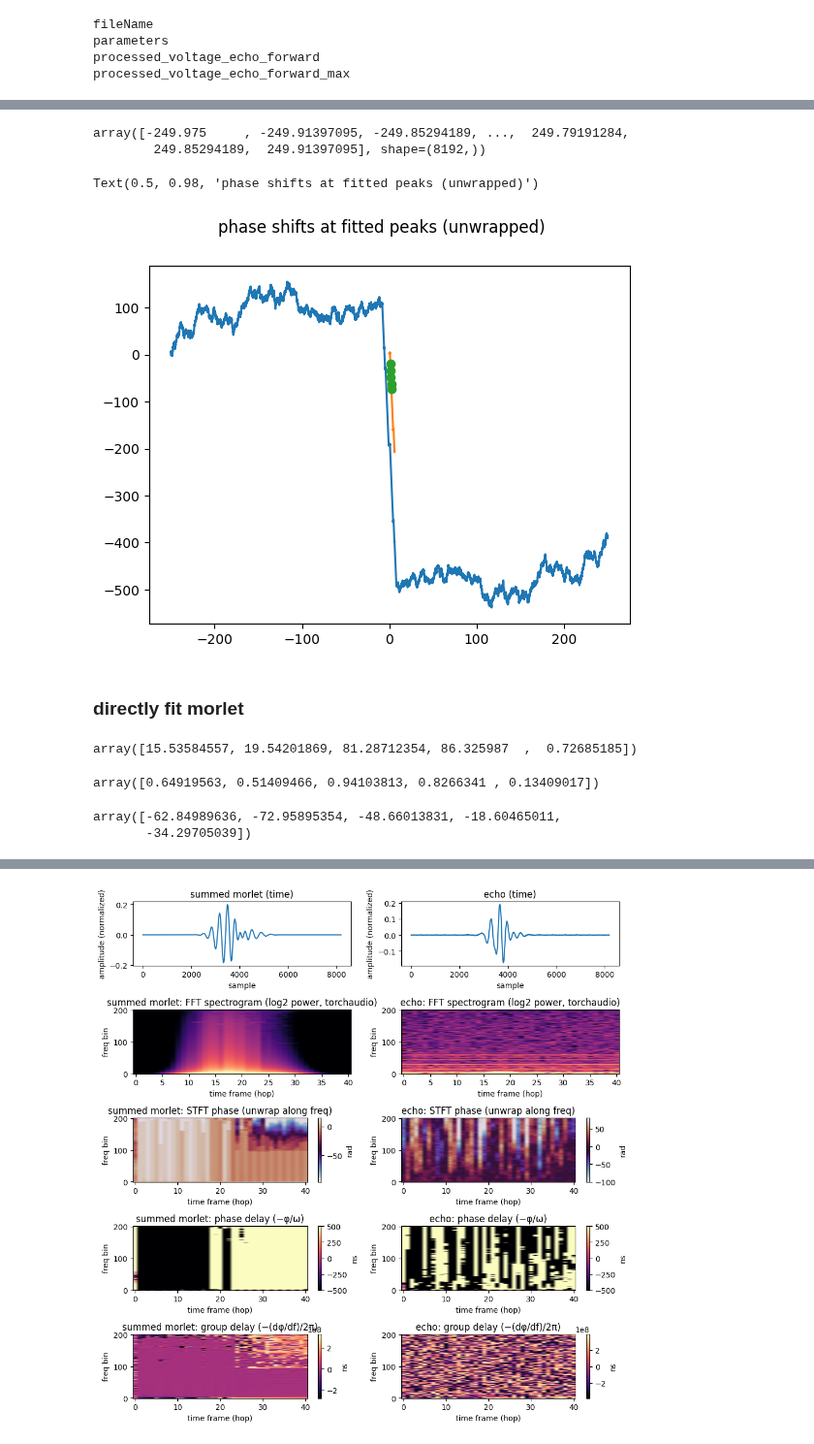
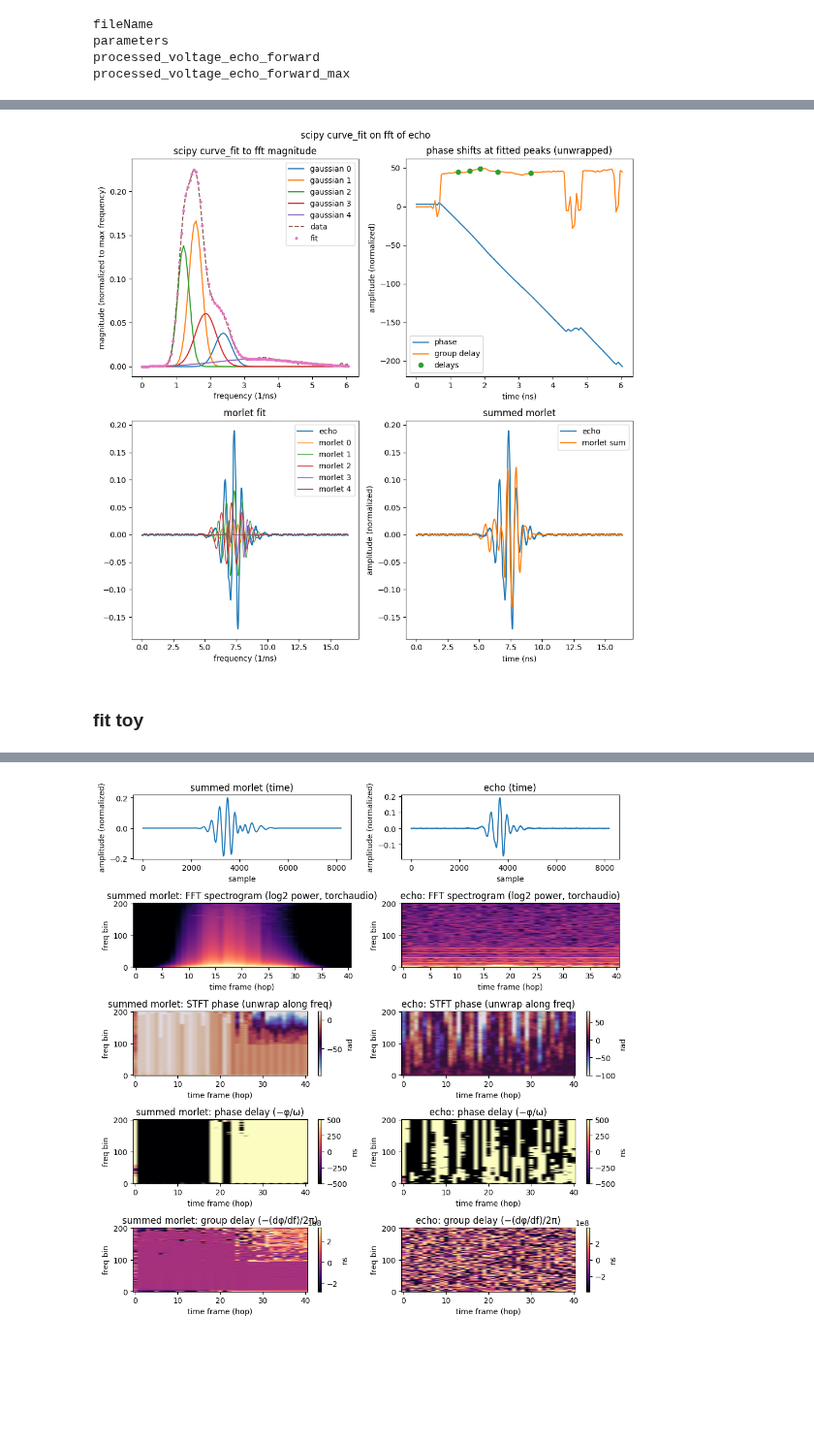
Before and after one commit to zhangxinqiao314/ultrasonic_ml, a Jupyter notebook: Notebooks/ex_tape.ipynb, the cells around one changed output, grey strips where cells are left out. Shown at 97% size. Cells and saved outputs as stored; diff of their text form; code cells hidden in the pictures; blank space fills up the shorter version.

```diff
--- a/Notebooks/ex_tape.ipynb
+++ b/Notebooks/ex_tape.ipynb
@@ -154,9 +191,0 @@ NameError: name 'omega5' is not defined
-# %%
-for i in range(5):
-    plt.plot(freq[len(freq)//2:len(freq)//2+100],
-             gaussian(freq[len(freq)//2:len(freq)//2+100], *popt[[i, i+5, i+10]]), label=f'gaussian {i}')
-
-plt.plot(f, mag, '--', label='data')
-plt.plot(f, gaussian_5(f, *popt), '.', label='fit')
-plt.legend()
-plt.suptitle('scipy curve_fit to fft magnitude')
@@ -182,28 +192,43 @@ shifts = interp(means)
-# %%
-freq
-# %% [output]
-array([-249.975     , -249.91397095, -249.85294189, ...,  249.79191284,
-        249.85294189,  249.91397095], shape=(8192,))
-# %%
-plt.plot(freq, np.unwrap(np.angle(fft_echo)))
-plt.plot(f, angles)
-plt.plot(means, shifts, 'o')
-plt.suptitle('phase shifts at fitted peaks (unwrapped)')
-# %% [output]
-Text(0.5, 0.98, 'phase shifts at fitted peaks (unwrapped)')
-[figure, removed]
+# %%
+fig, axs = plt.subplots(2,2, figsize=(10, 10))
+
+fig.suptitle('scipy curve_fit on fft of echo')
+
+axs[0,0].set_title('scipy curve_fit to fft magnitude')
+for i in range(5):
+    axs[0,0].plot(freq[len(freq)//2:len(freq)//2+100],
+             gaussian(freq[len(freq)//2:len(freq)//2+100], *popt[[i, i+5, i+10]]),
+             label=f'gaussian {i}')
+axs[0,0].plot(f, mag, '--', label='data')
+axs[0,0].plot(f, gaussian_5(f, *popt), '.', label='fit')
+axs[0,0].legend()
+axs[0,0].set_ylabel('magnitude (normalized to max frequency)')
+
+axs[0,1].set_title('phase shifts at fitted peaks (unwrapped)')
+axs[0,1].plot(f, angles, label='phase')
+axs[0,1].plot(f, group_delay, label='group delay')
+axs[0,1].plot(means_f, g_delays, 'o', label='delays')
+axs[0,1].legend()
+axs[0,1].set_ylabel('phase (rad), group delay (ns)')
+
+axs[1,0].set_title('morlet fit')
+axs[1,0].plot(t, dset.data['processed_voltage_echo_forward'][1034][:data_crop], label='echo')
+for i in range(len(parameters['a_t'])):
+    axs[1,0].plot(t, morlet[i], linewidth=1, label=f'morlet {i}')
+axs[1,0].legend()
+
+axs[1,1].set_title('summed morlet')
+axs[1,1].plot(t, echo, label='echo')
+axs[1,1].plot(t, morlet.sum(axis=0), label='morlet sum')
+axs[1,1].legend()
+
+for i in range(2):
+    axs[i,0].set_xlabel('frequency (1/ns)')
+    axs[i,1].set_xlabel('time (ns)')
+    axs[i,1].set_ylabel('amplitude (normalized)')
+
+fig.tight_layout()
+# %% [output]
+[figure, added]
 # %% [markdown]
-### directly fit morlet
+### fit toy
-# %%
-a_t
-# %% [output]
-array([15.53584557, 19.54201869, 81.28712354, 86.325987  ,  0.72685185])
-# %%
-sigma_t
-# %% [output]
-array([0.64919563, 0.51409466, 0.94103813, 0.8266341 , 0.13409017])
-# %%
-shifts
-# %% [output]
-array([-62.84989636, -72.95895354, -48.66013831, -18.60465011,
-       -34.29705039])
```
Also changed, not shown: parts of 22 cells of this notebook.
